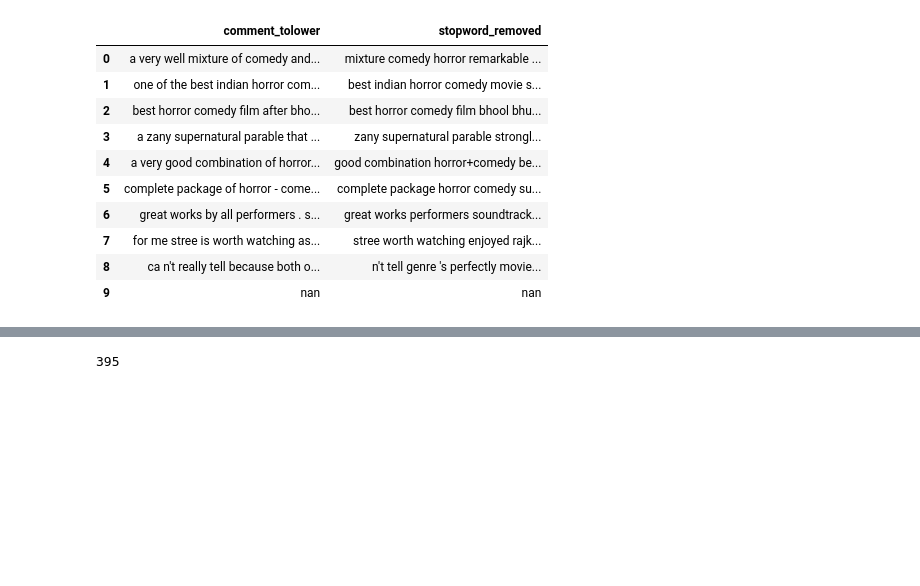
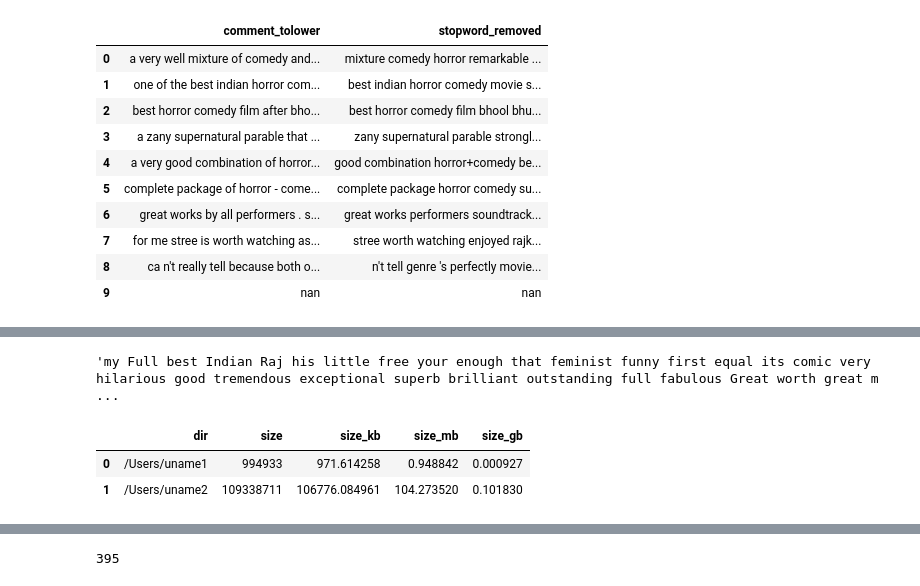
Before and after one commit to PrateekSonkar/NLP_with_spacy, a Jupyter notebook: WordCloud.ipynb, the cells around one changed output, grey strips where cells are left out. Drawn from its saved outputs; the diff is of its cells as text; code cells hidden in the pictures; blank space fills up the shorter version.

```diff
--- a/WordCloud.ipynb
+++ b/WordCloud.ipynb
@@ -245,0 +357,13 @@ df[['comment_tolower', 'stopword_removed']].head(10)
+# %%
+moreThanOne
+# %% [output]
+'my Full best Indian Raj his little free your enough that feminist funny first equal its comic very hilarious good tremendous exceptional superb brilliant outstanding full fabulous Great worth great m ...
+# %%
+df_test = pd.DataFrame([
+  {'dir': '/Users/uname1', 'size': 994933},
+  {'dir': '/Users/uname2', 'size': 109338711},
+])
+
+def sizes(s):
+    return (s / 1024.0),(s / 1024.0 ** 2),(s / 1024.0 ** 3)
+df_test['size_kb'],  df_test['size_mb'], df_test['size_gb'] = zip(*df_test['size'].apply(sizes))
@@ -246,3 +372,9 @@ df[['comment_tolower', 'stopword_removed']].head(10)
+# %%
+df_test
+# %% [output]
+|  | dir | size | size_kb | size_mb | size_gb |
+| 0 | /Users/uname1 | 994933 | 971.614258 | 0.948842 | 0.000927 |
+| 1 | /Users/uname2 | 109338711 | 106776.084961 | 104.273520 | 0.101830 |
 # %%
 #doc = nlp(df['comment'][0])
 # %%
```
Also changed, not shown: parts of 30 cells of this notebook.
